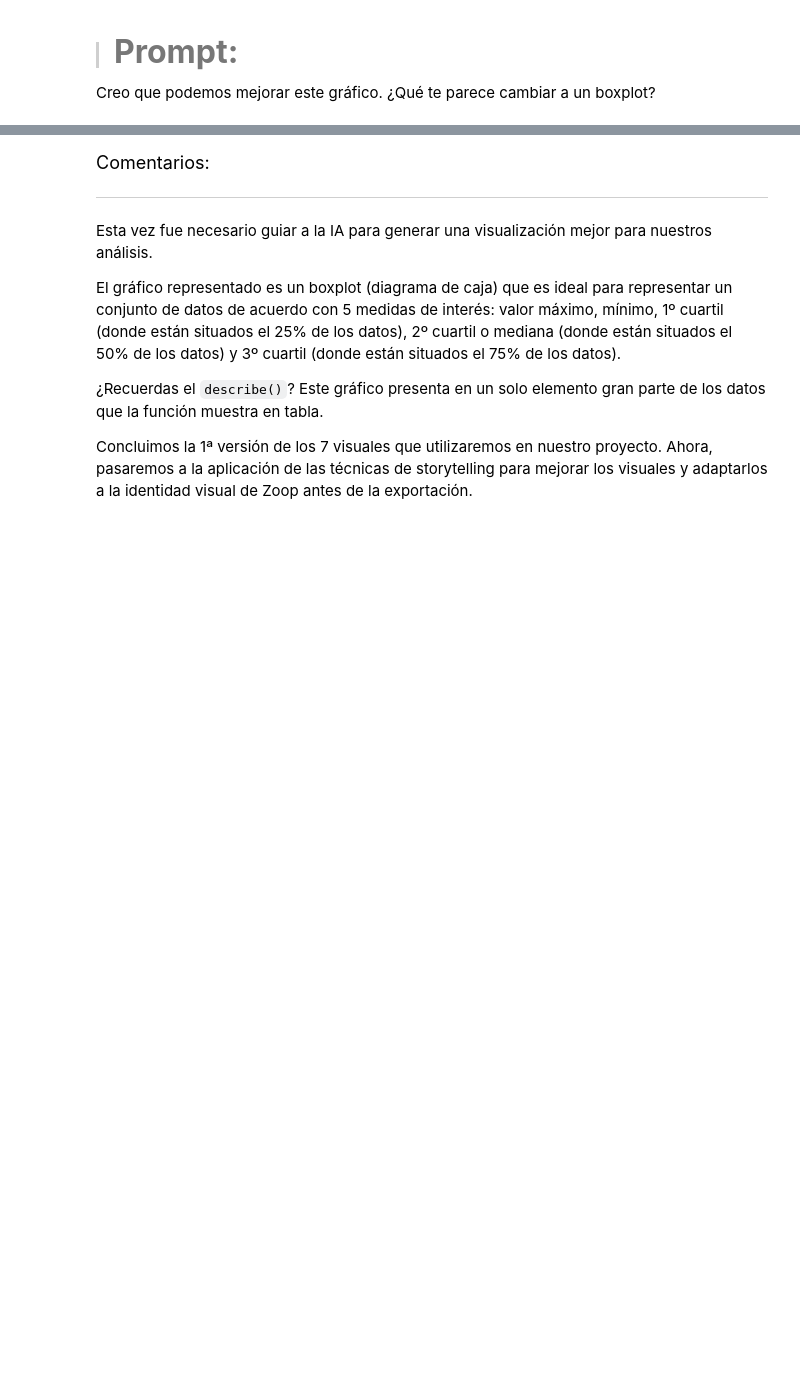
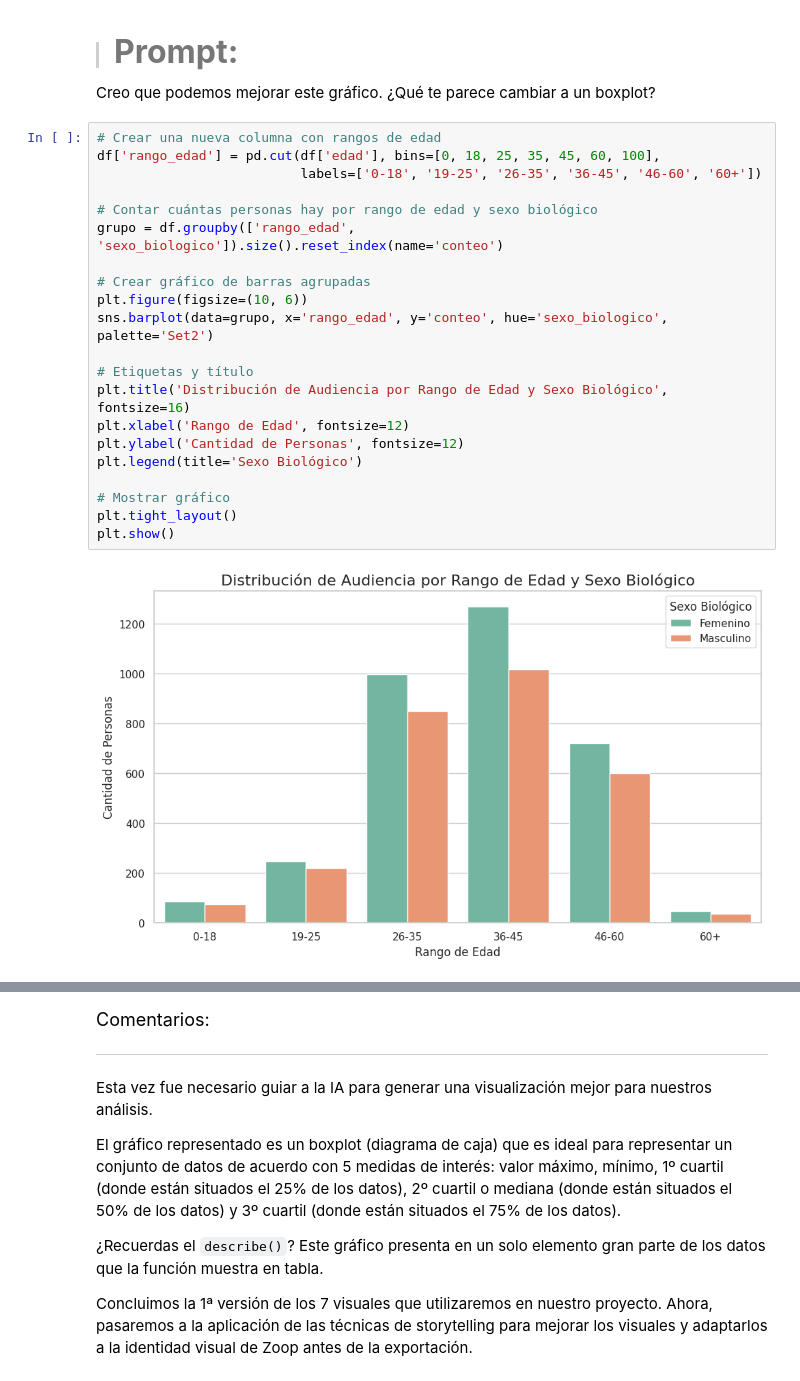
Before and after one commit to leriverah/IA-Aplicada-Ciencia-de-datos, a Jupyter notebook: IA_aplicada_a_ciencia_de_datos.ipynb, the cells around one changed output, grey strips where cells are left out. Drawn from its saved outputs; the diff is of its cells as text; blank space fills up the shorter version.

```diff
--- a/IA_aplicada_a_ciencia_de_datos.ipynb
+++ b/IA_aplicada_a_ciencia_de_datos.ipynb
@@ -779,3 +794,26 @@ El gráfico generado es poco práctico, ya que compila los datos del sexo bioló
 > #### <strong><font color="7b71ff" size=6>Prompt:</font></strong>
 
 Creo que podemos mejorar este gráfico. ¿Qué te parece cambiar a un boxplot?
+# %%
+# Crear una nueva columna con rangos de edad
+df['rango_edad'] = pd.cut(df['edad'], bins=[0, 18, 25, 35, 45, 60, 100],
+                          labels=['0-18', '19-25', '26-35', '36-45', '46-60', '60+'])
+
+# Contar cuántas personas hay por rango de edad y sexo biológico
+grupo = df.groupby(['rango_edad', 'sexo_biologico']).size().reset_index(name='conteo')
+
+# Crear gráfico de barras agrupadas
+plt.figure(figsize=(10, 6))
+sns.barplot(data=grupo, x='rango_edad', y='conteo', hue='sexo_biologico', palette='Set2')
+
+# Etiquetas y título
+plt.title('Distribución de Audiencia por Rango de Edad y Sexo Biológico', fontsize=16)
+plt.xlabel('Rango de Edad', fontsize=12)
+plt.ylabel('Cantidad de Personas', fontsize=12)
+plt.legend(title='Sexo Biológico')
+
+# Mostrar gráfico
+plt.tight_layout()
+plt.show()
+# %% [output]
+[figure, added]
```
Also changed, not shown: parts of 3 cells of this notebook.
